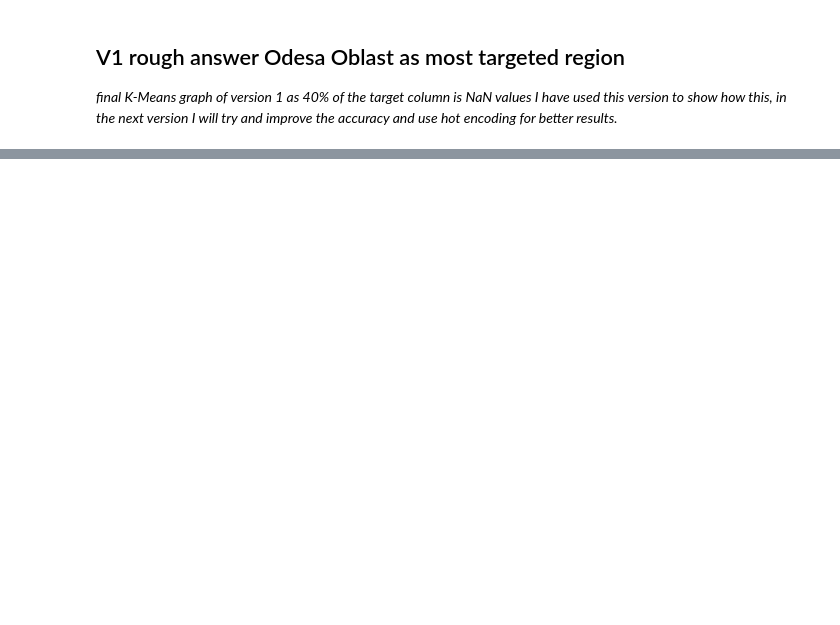
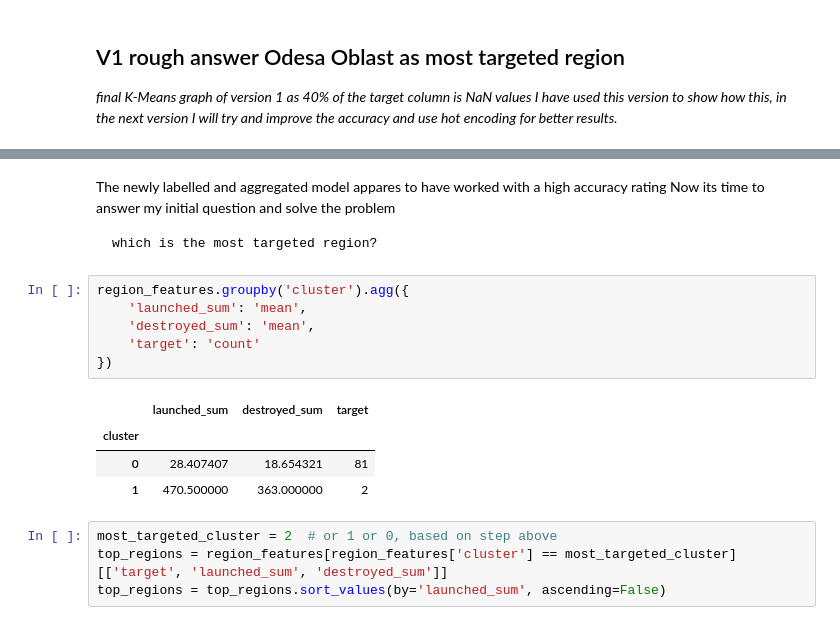
Before and after one commit to Dualboi/ml-analysis-ukraine-attacks, a Jupyter notebook: Model2_KMeans.ipynb, the cells around one changed output, grey strips where cells are left out. Cells and saved outputs as stored; diff of their text form; blank space fills up the shorter version.

```diff
--- a/Model2_KMeans.ipynb
+++ b/Model2_KMeans.ipynb
@@ -147,0 +318,20 @@ Version 2 using hot encoding
+# %% [markdown]
+The newly labelled and aggregated model appares to have worked with a high accuracy rating
+Now its time to answer my initial question and solve the problem
+
+    which is the most targeted region?
+# %%
+region_features.groupby('cluster').agg({
+    'launched_sum': 'mean',
+    'destroyed_sum': 'mean',
+    'target': 'count'
+})
+# %% [output]
+|  | launched_sum | destroyed_sum | target |
+| cluster |  |  |  |
+| 0 | 28.407407 | 18.654321 | 81 |
+| 1 | 470.500000 | 363.000000 | 2 |
+# %%
+most_targeted_cluster = 2  # or 1 or 0, based on step above
+top_regions = region_features[region_features['cluster'] == most_targeted_cluster][['target', 'launched_sum', 'destroyed_sum']]
+top_regions = top_regions.sort_values(by='launched_sum', ascending=False)
```
Also changed, not shown: parts of 27 cells of this notebook.
